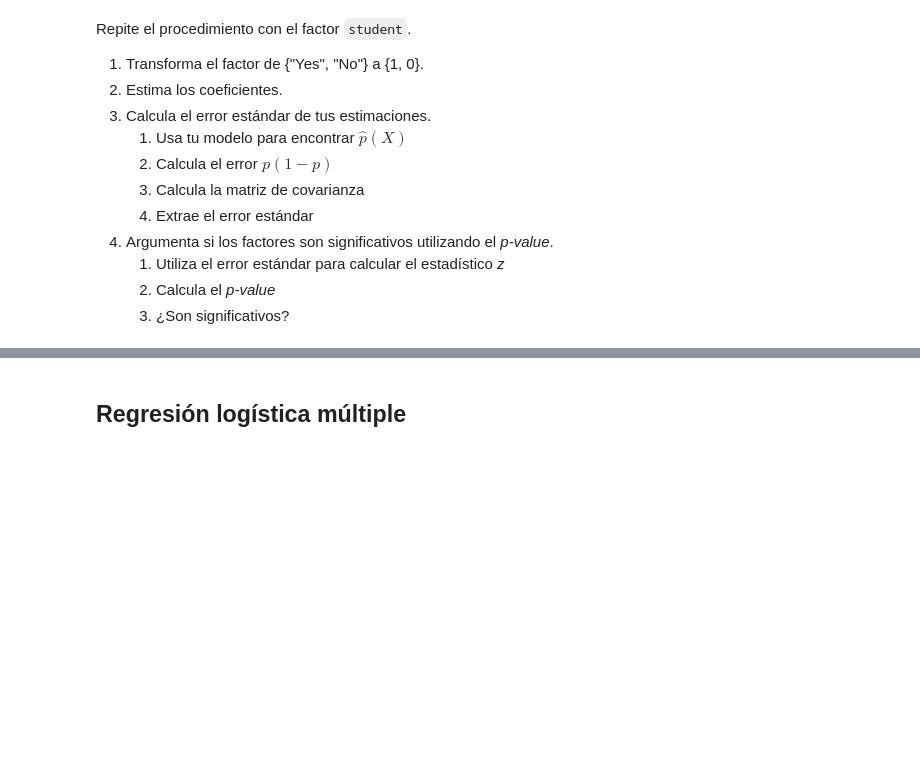
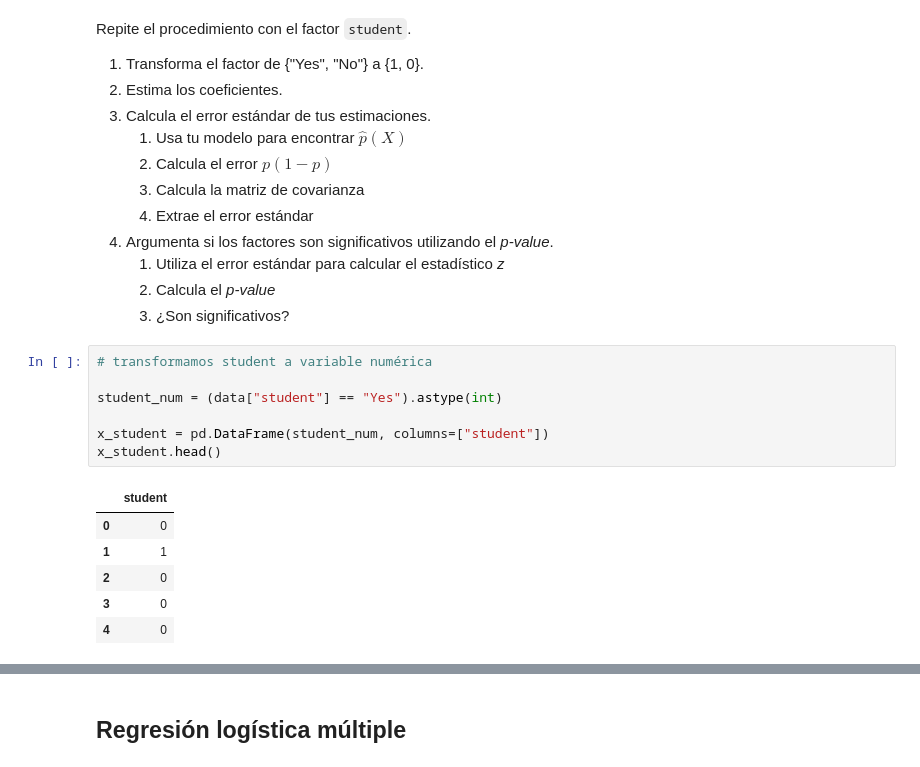
Before and after one commit to diego-ascenciorod/Clase-Laboratorio-Estadistico, a Jupyter notebook: T06.ipynb, the cells around one changed output, grey strips where cells are left out. Cells and saved outputs as stored; diff of their text form; blank space fills up the shorter version.

```diff
--- a/T06.ipynb
+++ b/T06.ipynb
@@ -276,3 +318,17 @@ Repite el procedimiento con el factor `student`.
    1. Utiliza el error estándar para calcular el estadístico *z*
    2. Calcula el *p-value*
    3. ¿Son significativos?
+# %%
+# transformamos student a variable numérica
+
+student_num = (data["student"] == "Yes").astype(int)
+
+x_student = pd.DataFrame(student_num, columns=["student"])
+x_student.head()
+# %% [output]
+|  | student |
+| 0 | 0 |
+| 1 | 1 |
+| 2 | 0 |
+| 3 | 0 |
+| 4 | 0 |
```
Also changed, not shown: parts of 29 cells of this notebook.
